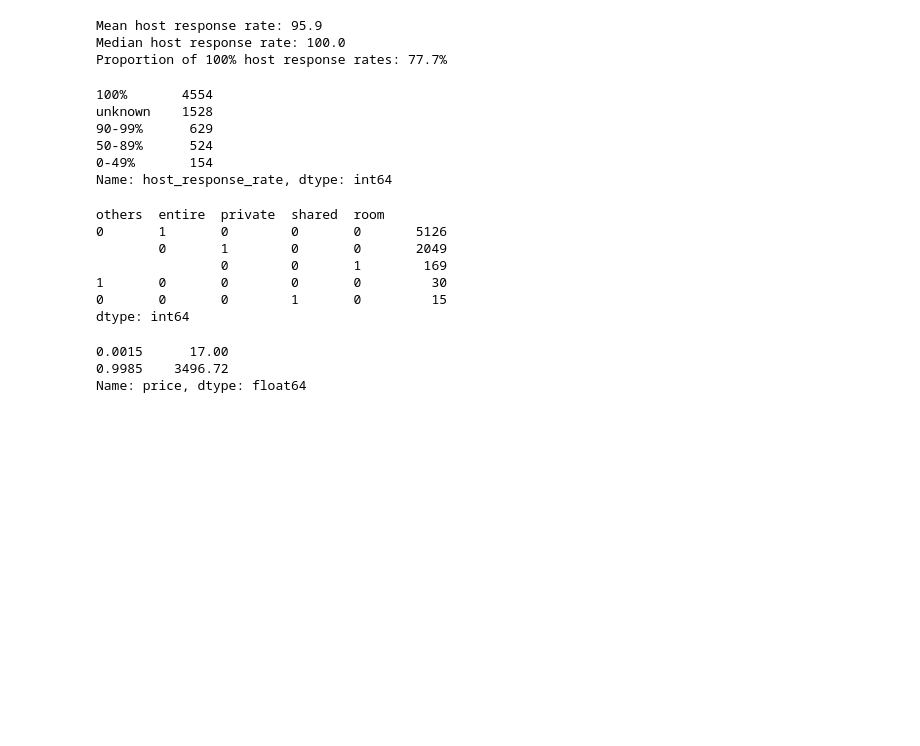
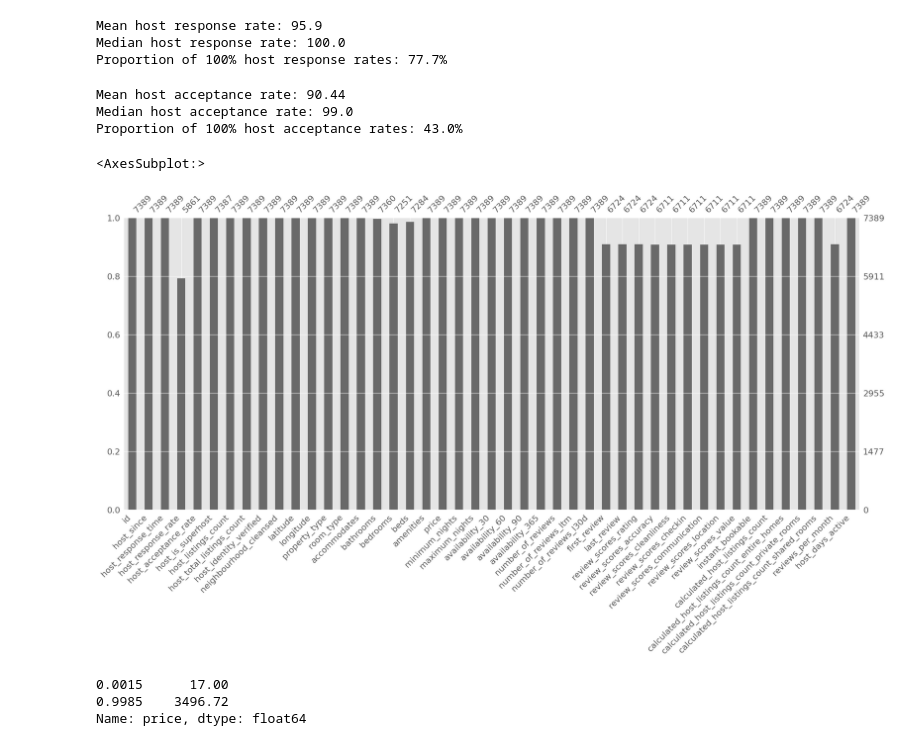
Before and after one commit to Anant-K-Gupta/AirBnbProject, a Jupyter notebook: airbnb.ipynb, the cells around one changed output. Cells and saved outputs as stored; diff of their text form; code cells hidden in the pictures; blank space fills up the shorter version.

```diff
--- a/airbnb.ipynb
+++ b/airbnb.ipynb
@@ -144,7 +127,7 @@ clean_listings.drop(['has_availability', 'host_has_profile_pic'], axis=1, inplac
 clean_listings.host_since = pd.to_datetime(clean_listings.host_since)
 
 # Calculating the number of days
-clean_listings['host_days_active'] = (pd.datetime(2023, 3, 19) - clean_listings.host_since).astype('timedelta64[D]')
+clean_listings['host_days_active'] = (pd.datetime(2023, 3, 19) - clean_listings.host_since).astype('timedelta64[D]').astype('int')
 
 # Printing mean and median
 print("Mean days as host:", round(clean_listings['host_days_active'].mean(),0))
@@ -201,31 +174,38 @@ print(f"Proportion of 100% host response rates: {round(((clean_listings.host_res
 Mean host response rate: 95.9
 Median host response rate: 100.0
 Proportion of 100% host response rates: 77.7%
+# %%
+# Removing the % sign from the host_response_rate string and converting to an integer
+clean_listings['host_acceptance_rate'] = clean_listings['host_acceptance_rate'].str.rstrip('%').astype('float')
+
+print("Mean host acceptance rate:", round(clean_listings['host_acceptance_rate'].mean(),2))
+print("Median host acceptance rate:", clean_listings['host_acceptance_rate'].median())
+print(f"Proportion of 100% host acceptance rates: {round(((clean_listings.host_acceptance_rate == 100).sum()/clean_listings.host_acceptance_rate.count())*100,1)}%")
+clean_listings.host_acceptance_rate.fillna(clean_listings.host_acceptance_rate.median(), inplace=True)
+# %% [output]
+Mean host acceptance rate: 90.44
+Median host acceptance rate: 99.0
+Proportion of 100% host acceptance rates: 43.0%
 # %%
-# Bin into four categories
-clean_listings.host_response_rate = pd.cut(clean_listings.host_response_rate,
-                               bins=[0, 50, 90, 99, 100],
-                               labels=['0-49%', '50-89%', '90-99%', '100%'],
-                               include_lowest=True)
+# # Bin into four categories
+# clean_listings.host_response_rate = pd.cut(clean_listings.host_response_rate,
+#                                bins=[0, 50, 90, 99, 100],
+#                                labels=['0-49%', '50-89%', '90-99%', '100%'],
+#                                include_lowest=True)
 
-# Converting to string
-clean_listings.host_response_rate = clean_listings.host_response_rate.astype('str')
+# # Converting to string
+# clean_listings.host_response_rate = clean_listings.host_response_rate.astype('str')
 
-# Replace nulls with 'unknown'
-clean_listings.host_response_rate.replace('nan', 'unknown', inplace=True)
+# # Replace nulls with 'unknown'
+# clean_listings.host_response_rate.replace('nan', 'unknown', inplace=True)
 
-# Category counts
-clean_listings.host_response_rate.value_counts()
+# # Category counts
+# clean_listings.host_response_rate.value_counts()
-# %% [output]
-100%       4554
-unknown    1528
-90-99%      629
-50-89%      524
-0-49%       154
-Name: host_response_rate, dtype: int64
-# %%
-#NEED TO CHECK FROM HERE
-clean_listings.dropna(subset=['host_since'], inplace=True)
+# %%
+msno.bar(clean_listings)
+# %% [output]
+<AxesSubplot:>
+[figure, added]
 # %%
 property_types = pd.get_dummies(clean_listings.property_type)
 # %%
@@ -250,16 +230,6 @@ for i in ["entire", "private","shared", "room"]:
 
 clean_property_types["others"] = property_types.sum(axis=1)
 clean_listings = pd.merge(clean_listings, clean_property_types, left_index=True, right_index=True)
-# %%
-clean_property_types.value_counts()
-# %% [output]
-others  entire  private  shared  room
-0       1       0        0       0       5126
-        0       1        0       0       2049
-                0        0       1        169
-1       0       0        0       0         30
-0       0       0        1       0         15
-dtype: int64
 # %%
 # Removing , and $ form price, converting it to float
 def remove_dollar(value):
```
Also changed, not shown: parts of 22 cells of this notebook, 3 other files.
